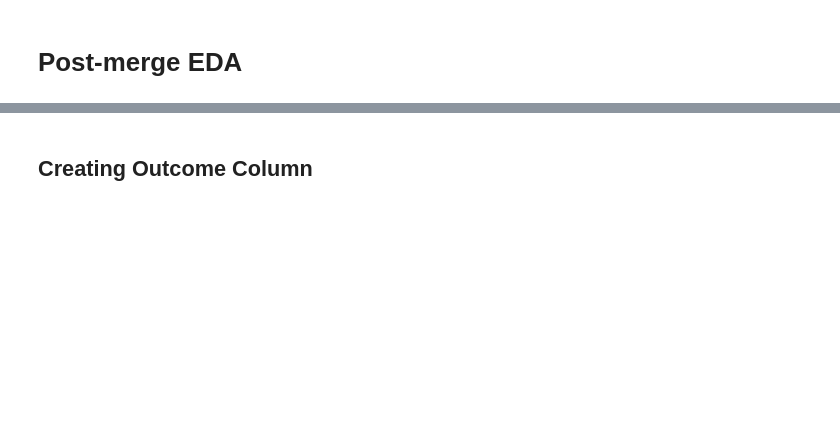
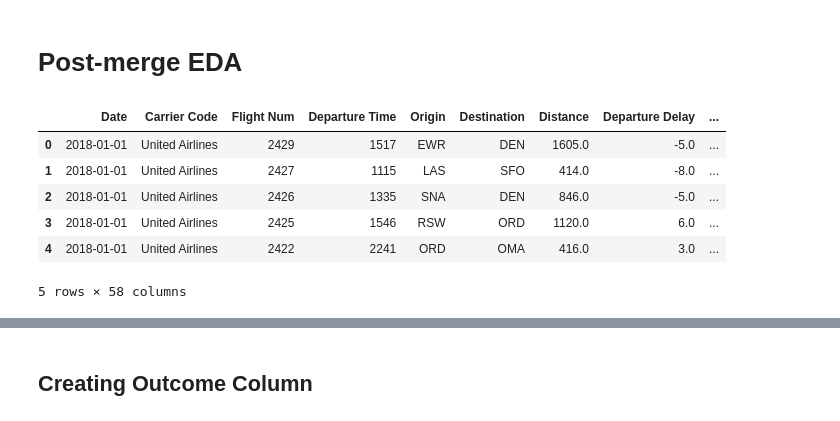
Before and after one commit to theianchia/predicting-flight-delays, a Jupyter notebook: eda/eda.ipynb, the cells around one changed output, grey strips where cells are left out. Saved outputs shown, nothing was run; the diff lists cells and outputs as text; code cells hidden in the pictures; blank space fills up the shorter version.

```diff
--- a/eda/eda.ipynb
+++ b/eda/eda.ipynb
@@ -48,3 +50,14 @@ print(df[col].max())
 print(df[col].mean())
 print(df[col].median())
 print(df[col].min())
+# %%
+df1 = pd.read_csv("../scripts/eda_2018_part1.csv")
+df1.head()
+# %% [output]
+|  | Date | Carrier Code | Flight Num | Departure Time | Origin | Destination | Distance | Departure Delay | ... |
+| 0 | 2018-01-01 | United Airlines | 2429 | 1517 | EWR | DEN | 1605.0 | -5.0 | ... |
+| 1 | 2018-01-01 | United Airlines | 2427 | 1115 | LAS | SFO | 414.0 | -8.0 | ... |
+| 2 | 2018-01-01 | United Airlines | 2426 | 1335 | SNA | DEN | 846.0 | -5.0 | ... |
+| 3 | 2018-01-01 | United Airlines | 2425 | 1546 | RSW | ORD | 1120.0 | 6.0 | ... |
+| 4 | 2018-01-01 | United Airlines | 2422 | 2241 | ORD | OMA | 416.0 | 3.0 | ... |
+5 rows × 58 columns
```
Also changed, not shown: parts of 72 cells of this notebook.
